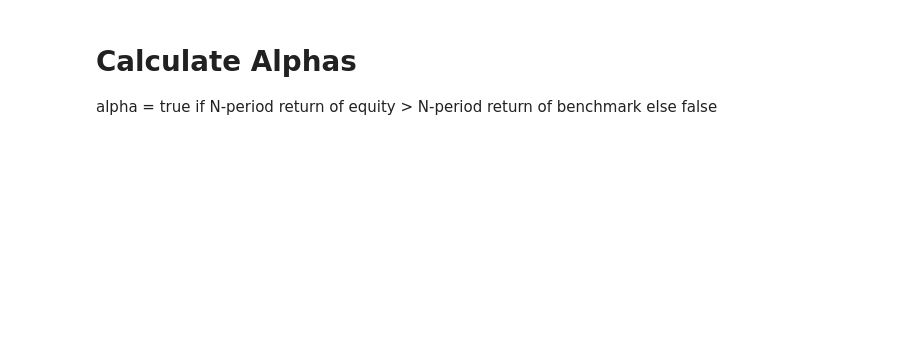
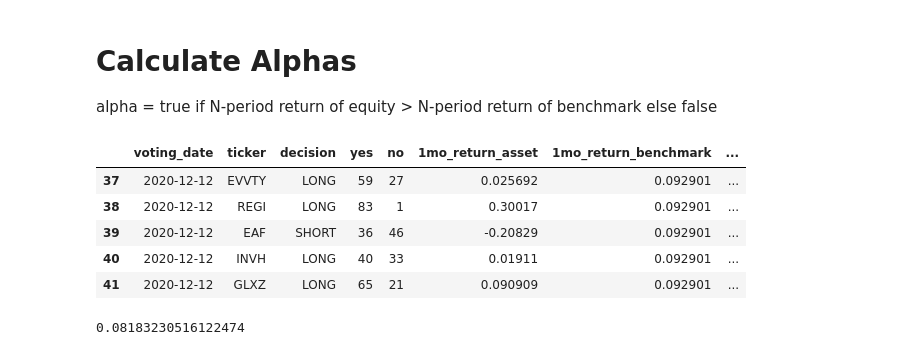
Before and after one commit to milesChild/svf_code, a Jupyter notebook: voting_alpha.ipynb, the cells around one changed output. Cells and saved outputs as stored; diff of their text form; code cells hidden in the pictures; blank space fills up the shorter version.

```diff
--- a/voting_alpha.ipynb
+++ b/voting_alpha.ipynb
@@ -41,3 +231,23 @@ TSLA: No data found for this date range, symbol may be delisted
 # Calculate Alphas
 
 alpha = true if N-period return of equity > N-period return of benchmark else false
+# %%
+votes_with_returns['1mo_alpha'] = votes_with_returns['1mo_return_asset'] - votes_with_returns['1mo_return_benchmark']
+votes_with_returns['6mo_alpha'] = votes_with_returns['6mo_return_asset'] - votes_with_returns['6mo_return_benchmark']
+votes_with_returns['1yr_alpha'] = votes_with_returns['1yr_return_asset'] - votes_with_returns['1yr_return_benchmark']
+votes_with_returns.tail()
+# %% [output]
+|  | voting_date | ticker | decision | yes | no | 1mo_return_asset | 1mo_return_benchmark | ... |
+| 37 | 2020-12-12 | EVVTY | LONG | 59 | 27 | 0.025692 | 0.092901 | ... |
+| 38 | 2020-12-12 | REGI | LONG | 83 | 1 | 0.30017 | 0.092901 | ... |
+| 39 | 2020-12-12 | EAF | SHORT | 36 | 46 | -0.20829 | 0.092901 | ... |
+| 40 | 2020-12-12 | INVH | LONG | 40 | 33 | 0.01911 | 0.092901 | ... |
+| 41 | 2020-12-12 | GLXZ | LONG | 65 | 21 | 0.090909 | 0.092901 | ... |
+# %%
+# Histogram the 1mo alpha for all dates before 2022
+print(votes_with_returns['1yr_alpha'].mean())
+plt = go.Histogram(x=votes_with_returns['1yr_alpha'], nbinsx=100)
+fig = go.Figure(plt)
+fig.show()
+# %% [output]
+0.08183230516122474
```
Also changed, not shown: parts of 12 cells of this notebook.
